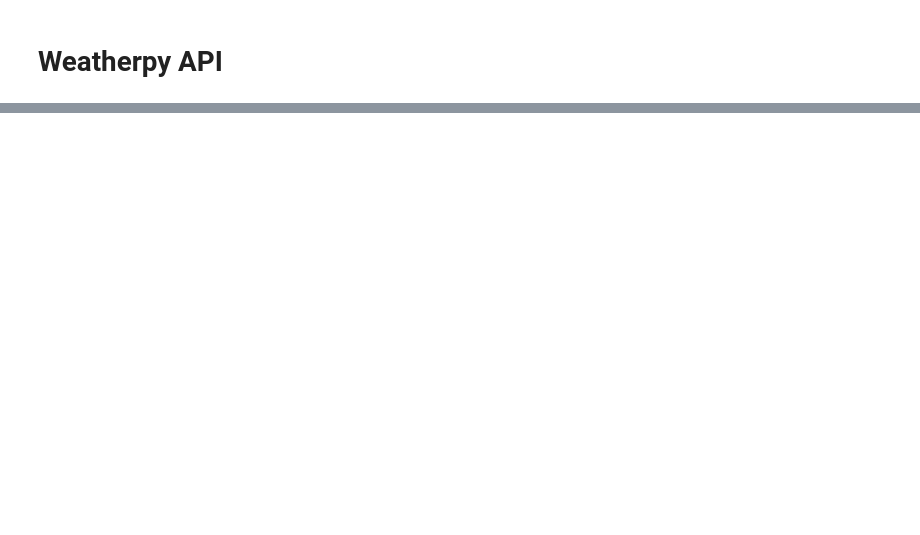
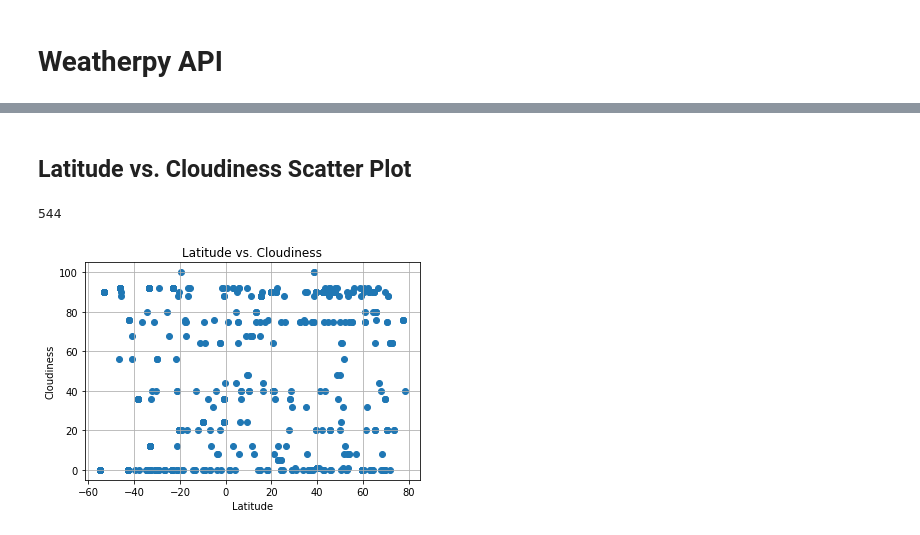
Before and after one commit to alee1412/homework, a Jupyter notebook: 06-Python-APIs/Weatherpy API.ipynb, the cells around one changed output, grey strips where cells are left out. Cells and saved outputs as stored; diff of their text form; code cells hidden in the pictures; blank space fills up the shorter version.

```diff
--- a/06-Python-APIs/Weatherpy API.ipynb
+++ b/06-Python-APIs/Weatherpy API.ipynb
@@ -62,0 +107,12 @@ NameError: name 'y_axis' is not defined
+# %% [markdown]
+## Latitude vs. Cloudiness Scatter Plot
+# %%
+plt.scatter(Latitude, Cloudiness, marker = "o")
+plt.title("Latitude vs. Cloudiness")
+plt.ylabel("Cloudiness")
+plt.xlabel("Latitude")
+plt.grid(True)
+print(len(Latitude))
+# %% [output]
+544
+[figure, added]
```
Also changed, not shown: parts of 11 cells of this notebook.
